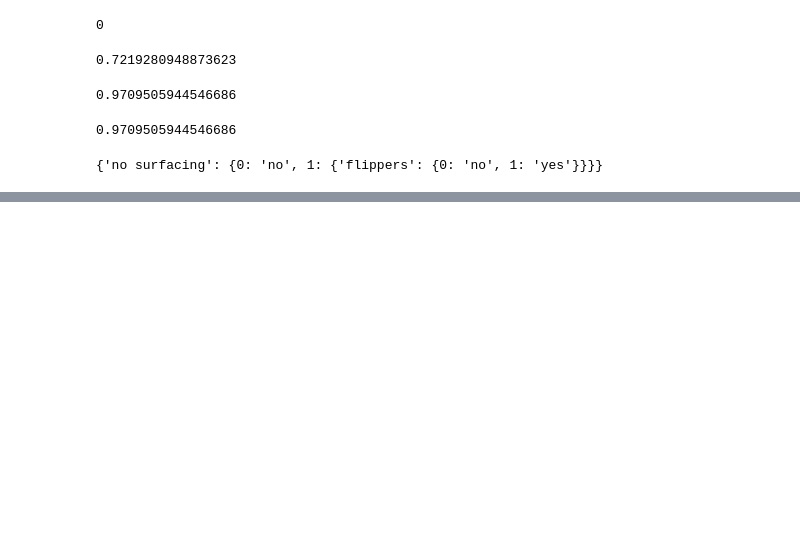
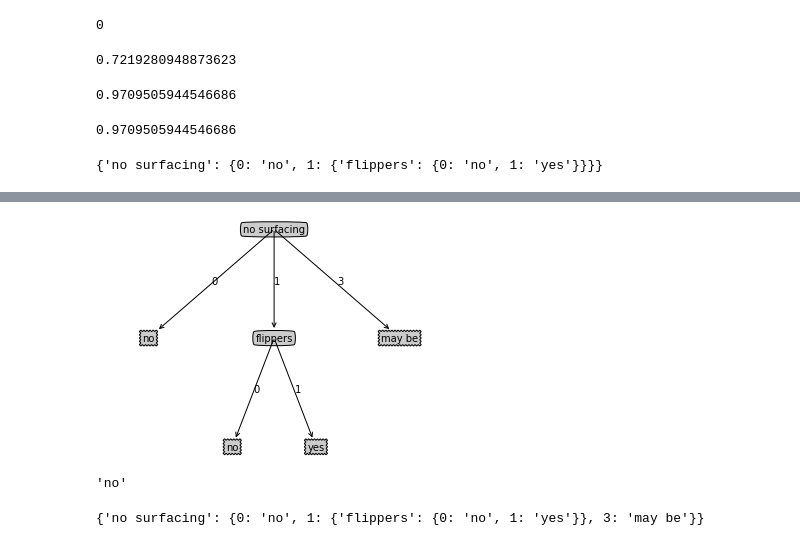
Before and after one commit to HaRshA10D/Machine-Learning-in-python, a Jupyter notebook: ch03.ipynb, the cells around one changed output, grey strips where cells are left out. Cells and saved outputs as stored; diff of their text form; code cells hidden in the pictures; blank space fills up the shorter version.

```diff
--- a/ch03.ipynb
+++ b/ch03.ipynb
@@ -59,0 +79,8 @@ myTree
+# %%
+treePlotter.createPlot(exTree)
+# %% [output]
+[figure, added]
+# %%
+trees.classify(exTree,labels,[0,0])
+# %% [output]
+'no'
@@ -59,0 +89,4 @@ myTree
+# %%
+trees.grabTree('decisionTree1.txt')
+# %% [output]
+{'no surfacing': {0: 'no', 1: {'flippers': {0: 'no', 1: 'yes'}}, 3: 'may be'}}
```
Also changed, not shown: parts of 13 cells of this notebook, 3 other files.
